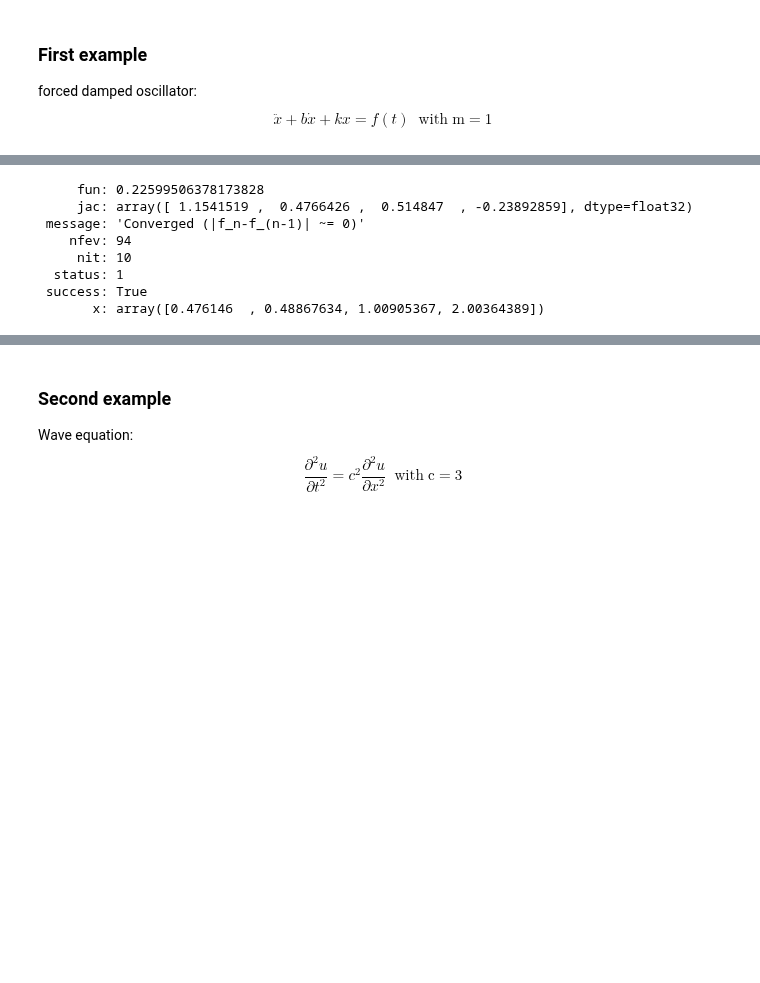
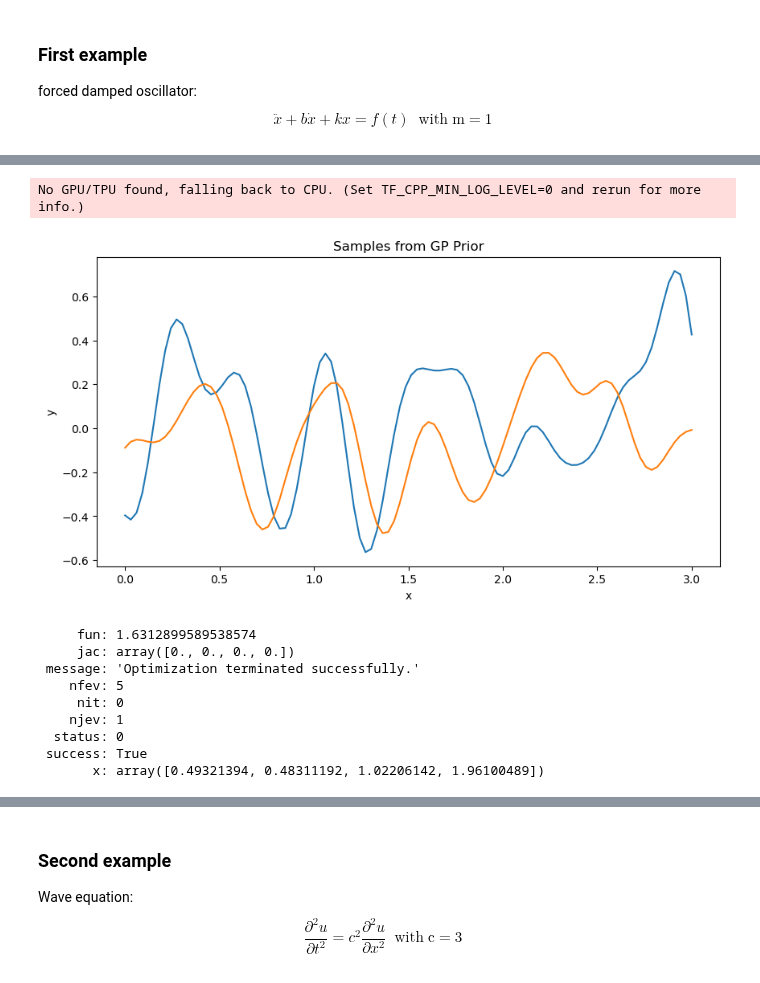
Before and after one commit to TobiLeitgeb/Code_bac, a Jupyter notebook: PI_GP_regressor/demo_notebook.ipynb, the cells around one changed output, grey strips where cells are left out. Cells and saved outputs as stored; diff of their text form; code cells hidden in the pictures; blank space fills up the shorter version.

```diff
--- a/PI_GP_regressor/demo_notebook.ipynb
+++ b/PI_GP_regressor/demo_notebook.ipynb
@@ -20,3 +23,28 @@ model_1.set_validation_data(1000)
+# %%
+import matplotlib.pyplot as plt
+n_functions = 2
+n_samples = 100
+# Sample x values
+x = np.linspace(0, 3, n_samples)
+x2 = np.linspace(0, 3, n_samples*2)
+hyperparameters = [0.18916745, 0.04958991, 1, 5]
+# Calculate the kernel matrix
+K = k_fu(x, x, hyperparameters)
+
+# Draw samples from a multivariate normal distribution
+y_samples = np.random.multivariate_normal(mean=np.zeros(n_samples), cov=K, size=n_functions)
+fig = plt.figure(figsize=(10, 5))
+# Plot the samples
+for i in range(n_functions):
+
+    plt.plot(x, y_samples[i, :])
+
+    plt.title('Samples from GP Prior')
+    plt.xlabel('x')
+    plt.ylabel('y')
+# %% [output]
+No GPU/TPU found, falling back to CPU. (Set TF_CPP_MIN_LOG_LEVEL=0 and rerun for more info.)
+[figure, added]
 # %%
 def get_initial_values():
     """returns the initial values for the hyperparameters
@@ -26,20 +54,21 @@ def get_initial_values():
     theta_initial = np.zeros((4))
     theta_initial[0] = np.exp(rng.uniform(-1.3, 0.3, 1))
     theta_initial[1] = rng.uniform(0, 2, 1)
-    theta_initial[2] = rng.uniform(0, 2, 1)
-    theta_initial[3] = rng.uniform(1, 4, 1)
+    theta_initial[2] = rng.uniform(1, 3, 1)
+    theta_initial[3] = rng.uniform(1, 3, 1)
     return theta_initial
 n_iterations, n_threads = 100, -1
-model_1.train("TNC",n_iterations,n_threads,{'theta_initial': get_initial_values,   #needed for all optimization methods
+model_1.train("CG",n_iterations,n_threads,{'theta_initial': get_initial_values,   #needed for all optimization methods
                             'bounds': ((1e-2, None), (1e-2, None), (1e-1, None),(1e-2, None)), #needed for TNC and L-BFGS-B
-                            'gtol': 1e-6})
+                            'gtol': 1e-8})
 # %% [output]
-     fun: 0.22599506378173828
-     jac: array([ 1.1541519 ,  0.4766426 ,  0.514847  , -0.23892859], dtype=float32)
- message: 'Converged (|f_n-f_(n-1)| ~= 0)'
-    nfev: 94
-     nit: 10
-  status: 1
+     fun: 1.6312899589538574
+     jac: array([0., 0., 0., 0.])
+ message: 'Optimization terminated successfully.'
+    nfev: 5
+     nit: 0
+    njev: 1
+  status: 0
  success: True
-       x: array([0.476146  , 0.48867634, 1.00905367, 2.00364389])
+       x: array([0.49321394, 0.48311192, 1.02206142, 1.96100489])
 # %%
```
Also changed, not shown: parts of 12 cells of this notebook, 32 other files.
